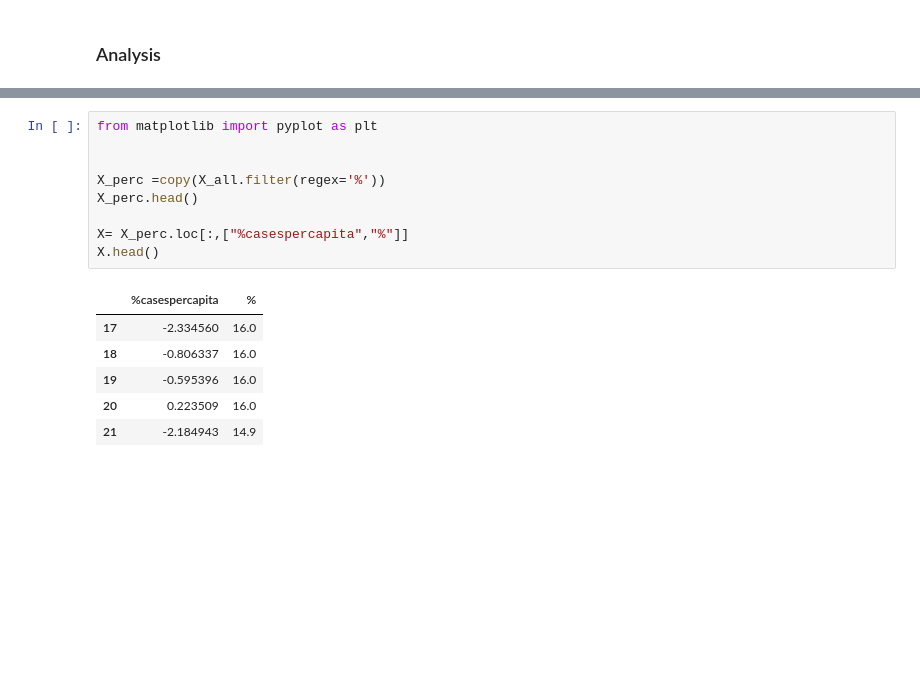
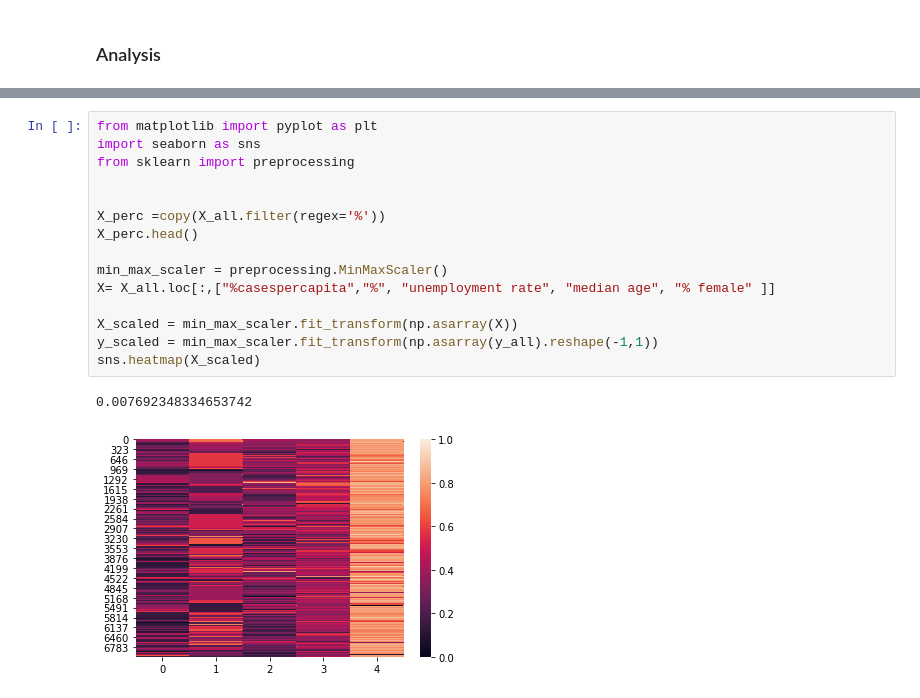
Before and after one commit to HenryDorsey/ConsultingProject, a Jupyter notebook: InfectSpendAnalysis.ipynb, the cells around one changed output, grey strips where cells are left out. Drawn from its saved outputs; the diff is of its cells as text; blank space fills up the shorter version.

```diff
--- a/InfectSpendAnalysis.ipynb
+++ b/InfectSpendAnalysis.ipynb
@@ -137,19 +151,21 @@ X_all.head()
 # %%
 from matplotlib import pyplot as plt
+import seaborn as sns
+from sklearn import preprocessing
 
 
 X_perc =copy(X_all.filter(regex='%'))
 X_perc.head()
 
-X= X_perc.loc[:,["%casespercapita","%"]]
-X.head()
+min_max_scaler = preprocessing.MinMaxScaler()
+X= X_all.loc[:,["%casespercapita","%", "unemployment rate", "median age", "% female" ]]
+
+X_scaled = min_max_scaler.fit_transform(np.asarray(X))
+y_scaled = min_max_scaler.fit_transform(np.asarray(y_all).reshape(-1,1))
+sns.heatmap(X_scaled)
 # %% [output]
-|  | %casespercapita | % |
-| 17 | -2.334560 | 16.0 |
-| 18 | -0.806337 | 16.0 |
-| 19 | -0.595396 | 16.0 |
-| 20 | 0.223509 | 16.0 |
-| 21 | -2.184943 | 14.9 |
+0.007692348334653742
+[figure, added]
 # %%
 from sklearn.metrics import mean_squared_error, r2_score
 from sklearn.model_selection import train_test_split
```
Also changed, not shown: parts of 6 cells of this notebook.
